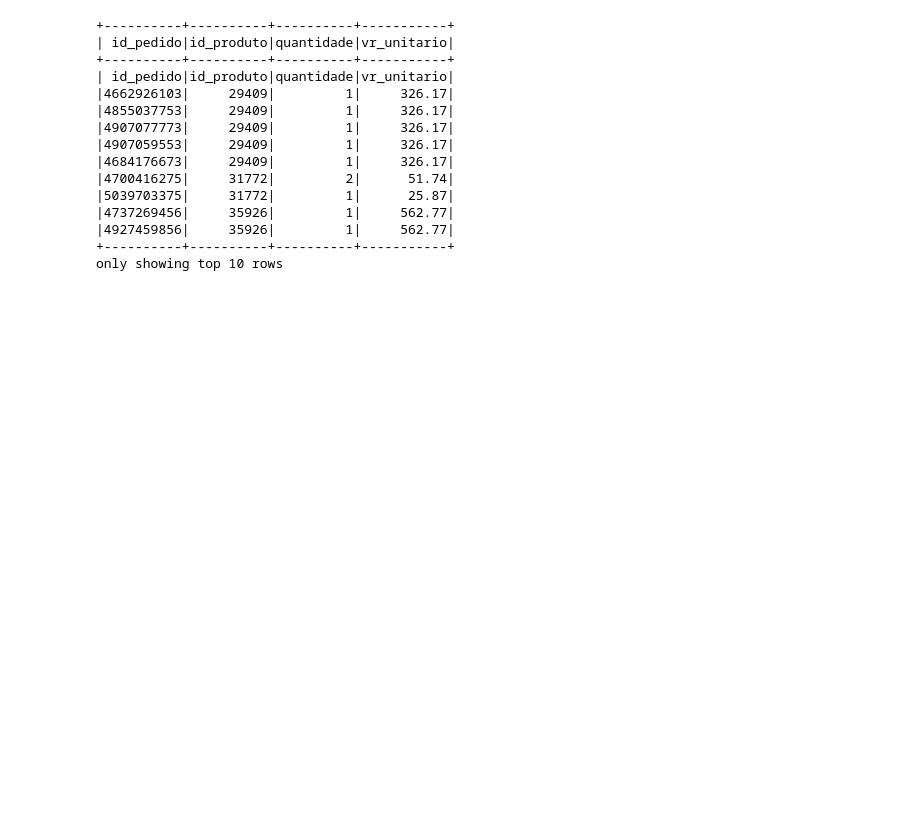
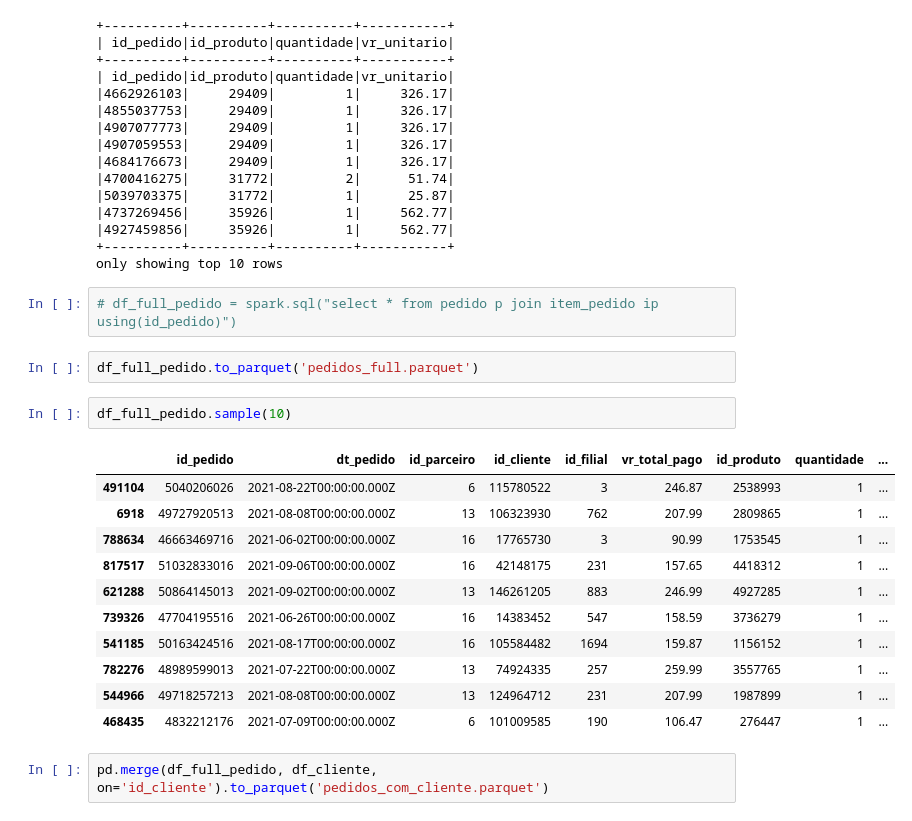
Before and after one commit to pveinberg/formacao-dev-bigdata, a Jupyter notebook: input/copia_notebooks/Aula_Hive/aula_hive_01.ipynb, the cells around one changed output. Cells and saved outputs as stored; diff of their text form; blank space fills up the shorter version.

```diff
--- a/input/copia_notebooks/Aula_Hive/aula_hive_01.ipynb
+++ b/input/copia_notebooks/Aula_Hive/aula_hive_01.ipynb
@@ -230,3 +232,23 @@ df_item_pedido.show(10)
 |4927459856|     35926|         1|     562.77|
 +----------+----------+----------+-----------+
 only showing top 10 rows
+# %%
+# df_full_pedido = spark.sql("select * from pedido p join item_pedido ip using(id_pedido)")
+# %%
+df_full_pedido.to_parquet('pedidos_full.parquet')
+# %%
+df_full_pedido.sample(10)
+# %% [output]
+|  | id_pedido | dt_pedido | id_parceiro | id_cliente | id_filial | vr_total_pago | id_produto | quantidade | ... |
+| 491104 | 5040206026 | 2021-08-22T00:00:00.000Z | 6 | 115780522 | 3 | 246.87 | 2538993 | 1 | ... |
+| 6918 | 49727920513 | 2021-08-08T00:00:00.000Z | 13 | 106323930 | 762 | 207.99 | 2809865 | 1 | ... |
+| 788634 | 46663469716 | 2021-06-02T00:00:00.000Z | 16 | 17765730 | 3 | 90.99 | 1753545 | 1 | ... |
+| 817517 | 51032833016 | 2021-09-06T00:00:00.000Z | 16 | 42148175 | 231 | 157.65 | 4418312 | 1 | ... |
+| 621288 | 50864145013 | 2021-09-02T00:00:00.000Z | 13 | 146261205 | 883 | 246.99 | 4927285 | 1 | ... |
+| 739326 | 47704195516 | 2021-06-26T00:00:00.000Z | 16 | 14383452 | 547 | 158.59 | 3736279 | 1 | ... |
+| 541185 | 50163424516 | 2021-08-17T00:00:00.000Z | 16 | 105584482 | 1694 | 159.87 | 1156152 | 1 | ... |
+| 782276 | 48989599013 | 2021-07-22T00:00:00.000Z | 13 | 74924335 | 257 | 259.99 | 3557765 | 1 | ... |
+| 544966 | 49718257213 | 2021-08-08T00:00:00.000Z | 13 | 124964712 | 231 | 207.99 | 1987899 | 1 | ... |
+| 468435 | 4832212176 | 2021-07-09T00:00:00.000Z | 6 | 101009585 | 190 | 106.47 | 276447 | 1 | ... |
+# %%
+pd.merge(df_full_pedido, df_cliente, on='id_cliente').to_parquet('pedidos_com_cliente.parquet')
```
Also changed, not shown: parts of 36 cells of this notebook, 14 other files.
